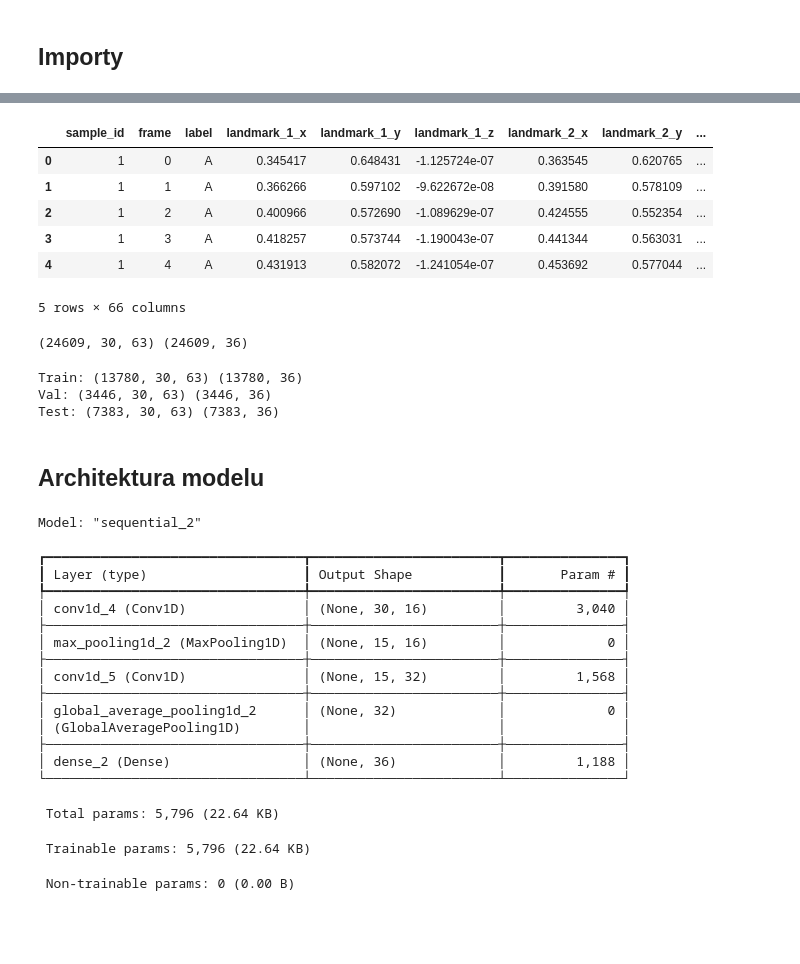
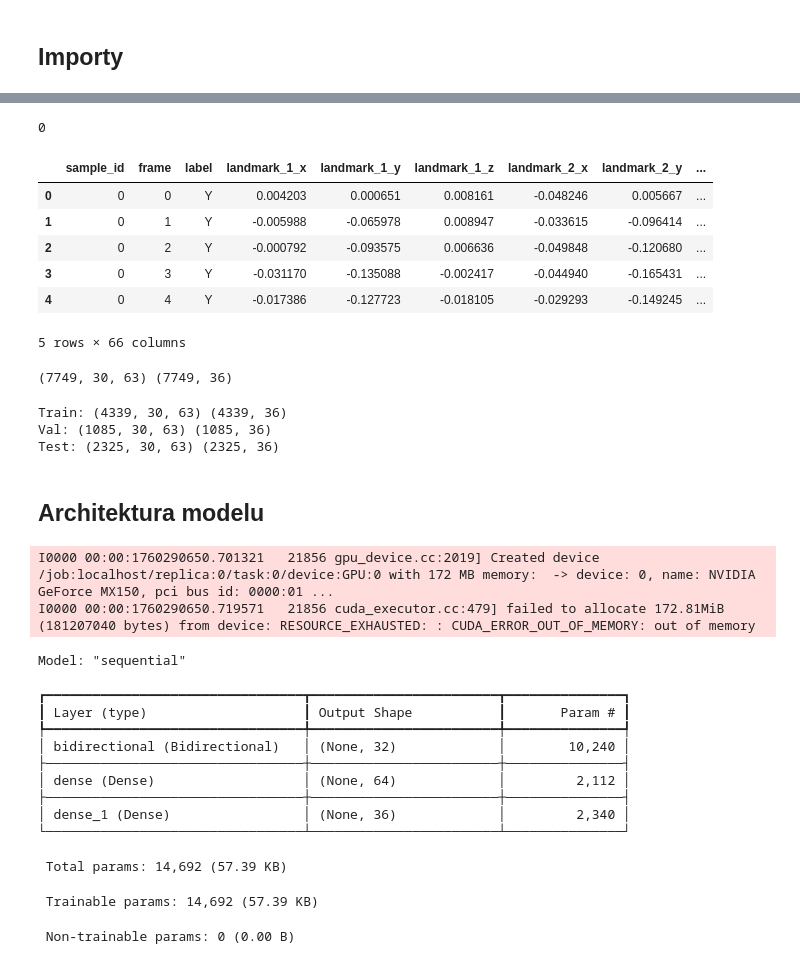
Before and after one commit to mikemachacky/project-pjm, a Jupyter notebook: training/BiLSTM.ipynb, the cells around one changed output, grey strips where cells are left out. Saved outputs shown, nothing was run; the diff lists cells and outputs as text; code cells hidden in the pictures; blank space fills up the shorter version.

```diff
--- a/training/BiLSTM.ipynb
+++ b/training/BiLSTM.ipynb
@@ -28,15 +28,21 @@ W0000 00:00:1758549233.976128   28611 computation_placer.cc:177] computation pla
 To enable the following instructions: AVX2 FMA, in other operations, rebuild TensorFlow with the appropriate compiler flags.
+# %%
+import gc
+tf.keras.backend.clear_session()
+gc.collect()
+# %% [output]
+0
 # %%
-DATASET_PATH = '../dataset/larger_full_datasets.csv'
+DATASET_PATH = '../dataset/fixed_augmented_dataset.csv'
 df = pd.read_csv(DATASET_PATH)
 df.head()
 # %% [output]
 |  | sample_id | frame | label | landmark_1_x | landmark_1_y | landmark_1_z | landmark_2_x | landmark_2_y | ... |
-| 0 | 1 | 0 | A | 0.345417 | 0.648431 | -1.125724e-07 | 0.363545 | 0.620765 | ... |
-| 1 | 1 | 1 | A | 0.366266 | 0.597102 | -9.622672e-08 | 0.391580 | 0.578109 | ... |
-| 2 | 1 | 2 | A | 0.400966 | 0.572690 | -1.089629e-07 | 0.424555 | 0.552354 | ... |
-| 3 | 1 | 3 | A | 0.418257 | 0.573744 | -1.190043e-07 | 0.441344 | 0.563031 | ... |
-| 4 | 1 | 4 | A | 0.431913 | 0.582072 | -1.241054e-07 | 0.453692 | 0.577044 | ... |
+| 0 | 0 | 0 | Y | 0.004203 | 0.000651 | 0.008161 | -0.048246 | 0.005667 | ... |
+| 1 | 0 | 1 | Y | -0.005988 | -0.065978 | 0.008947 | -0.033615 | -0.096414 | ... |
+| 2 | 0 | 2 | Y | -0.000792 | -0.093575 | 0.006636 | -0.049848 | -0.120680 | ... |
+| 3 | 0 | 3 | Y | -0.031170 | -0.135088 | -0.002417 | -0.044940 | -0.165431 | ... |
+| 4 | 0 | 4 | Y | -0.017386 | -0.127723 | -0.018105 | -0.029293 | -0.149245 | ... |
 5 rows × 66 columns
 # %%
 from sklearn.preprocessing import LabelEncoder
@@ -46,7 +52,7 @@ import tensorflow as tf
 sequences, labels = DatasetTools.divide_into_sequences(df)
 
 # normalizacja punktów względem nadgarstka
-sequences = np.array([DatasetTools.normalize_wrist(seq) for seq in sequences])
+# sequences = np.array([DatasetTools.normalize_wrist(seq) for seq in sequences])
 
 # Label encoding
 encoder = LabelEncoder()
@@ -59,7 +65,7 @@ y_cat = tf.keras.utils.to_categorical(y, num_classes=len(encoder.classes_))
 X = sequences.astype(np.float32)
 print(X.shape, y_cat.shape)
 # %% [output]
-(24609, 30, 63) (24609, 36)
+(7749, 30, 63) (7749, 36)
 # %%
 from sklearn.model_selection import train_test_split
 
@@ -77,9 +83,9 @@ print("Train:", X_train.shape, y_train.shape)
 print("Val:",   X_val.shape, y_val.shape)
 print("Test:",  X_test.shape, y_test.shape)
 # %% [output]
-Train: (13780, 30, 63) (13780, 36)
-Val: (3446, 30, 63) (3446, 36)
-Test: (7383, 30, 63) (7383, 36)
+Train: (4339, 30, 63) (4339, 36)
+Val: (1085, 30, 63) (1085, 36)
+Test: (2325, 30, 63) (2325, 36)
 # %% [markdown]
 ## Architektura modelu
 # %%
@@ -90,10 +96,8 @@ from tensorflow.keras.layers import InputLayer, Bidirectional, LSTM, Dense, Drop
 def create_bilstm_model(input_shape, num_classes):
     model = Sequential([
         InputLayer(shape=input_shape),
-        Conv1D(16, 3, activation='relu', padding='same'),
-        MaxPooling1D(2),
-        Conv1D(32, 3, activation='relu', padding='same'),
-        GlobalAveragePooling1D(),
+        Bidirectional(LSTM(16)),  # dwukierunkowy LSTM z 16 jednostkami
+        Dense(64, activation='relu'),
         Dense(num_classes, activation='softmax')
     ])
 
@@ -112,24 +116,21 @@ num_classes = 36         # np. 36 liter alfabetu PJM
 model = create_bilstm_model(input_shape, num_classes)
 model.summary()
 # %% [output]
-Model: "sequential_2"
+I0000 00:00:1760290650.701321   21856 gpu_device.cc:2019] Created device /job:localhost/replica:0/task:0/device:GPU:0 with 172 MB memory:  -> device: 0, name: NVIDIA GeForce MX150, pci bus id: 0000:01 ...
+I0000 00:00:1760290650.719571   21856 cuda_executor.cc:479] failed to allocate 172.81MiB (181207040 bytes) from device: RESOURCE_EXHAUSTED: : CUDA_ERROR_OUT_OF_MEMORY: out of memory
-┏━━━━━━━━━━━━━━━━━━━━━━━━━━━━━━━━━┳━━━━━━━━━━━━━━━━━━━━━━━━┳━━━━━━━━━━━━━━━┓
-┃ Layer (type)                    ┃ Output Shape           ┃       Param # ┃
-┡━━━━━━━━━━━━━━━━━━━━━━━━━━━━━━━━━╇━━━━━━━━━━━━━━━━━━━━━━━━╇━━━━━━━━━━━━━━━┩
-│ conv1d_4 (Conv1D)               │ (None, 30, 16)         │         3,040 │
-├─────────────────────────────────┼────────────────────────┼───────────────┤
-│ max_pooling1d_2 (MaxPooling1D)  │ (None, 15, 16)         │             0 │
-├─────────────────────────────────┼────────────────────────┼───────────────┤
-│ conv1d_5 (Conv1D)               │ (None, 15, 32)         │         1,568 │
-├─────────────────────────────────┼────────────────────────┼───────────────┤
-│ global_average_pooling1d_2      │ (None, 32)             │             0 │
-│ (GlobalAveragePooling1D)        │                        │               │
-├─────────────────────────────────┼────────────────────────┼───────────────┤
-│ dense_2 (Dense)                 │ (None, 36)             │         1,188 │
-└─────────────────────────────────┴────────────────────────┴───────────────┘
+Model: "sequential"
- Total params: 5,796 (22.64 KB)
+┏━━━━━━━━━━━━━━━━━━━━━━━━━━━━━━━━━┳━━━━━━━━━━━━━━━━━━━━━━━━┳━━━━━━━━━━━━━━━┓
+┃ Layer (type)                    ┃ Output Shape           ┃       Param # ┃
+┡━━━━━━━━━━━━━━━━━━━━━━━━━━━━━━━━━╇━━━━━━━━━━━━━━━━━━━━━━━━╇━━━━━━━━━━━━━━━┩
+│ bidirectional (Bidirectional)   │ (None, 32)             │        10,240 │
+├─────────────────────────────────┼────────────────────────┼───────────────┤
+│ dense (Dense)                   │ (None, 64)             │         2,112 │
+├─────────────────────────────────┼────────────────────────┼───────────────┤
+│ dense_1 (Dense)                 │ (None, 36)             │         2,340 │
+└─────────────────────────────────┴────────────────────────┴───────────────┘
- Trainable params: 5,796 (22.64 KB)
+ Total params: 14,692 (57.39 KB)
- Non-trainable params: 0 (0.00 B)
+ Trainable params: 14,692 (57.39 KB)
+ Non-trainable params: 0 (0.00 B)
 # %%
 early_stopping = EarlyStopping(
     monitor='val_loss',
```
Also changed, not shown: parts of 6 cells of this notebook, 24 other files.
